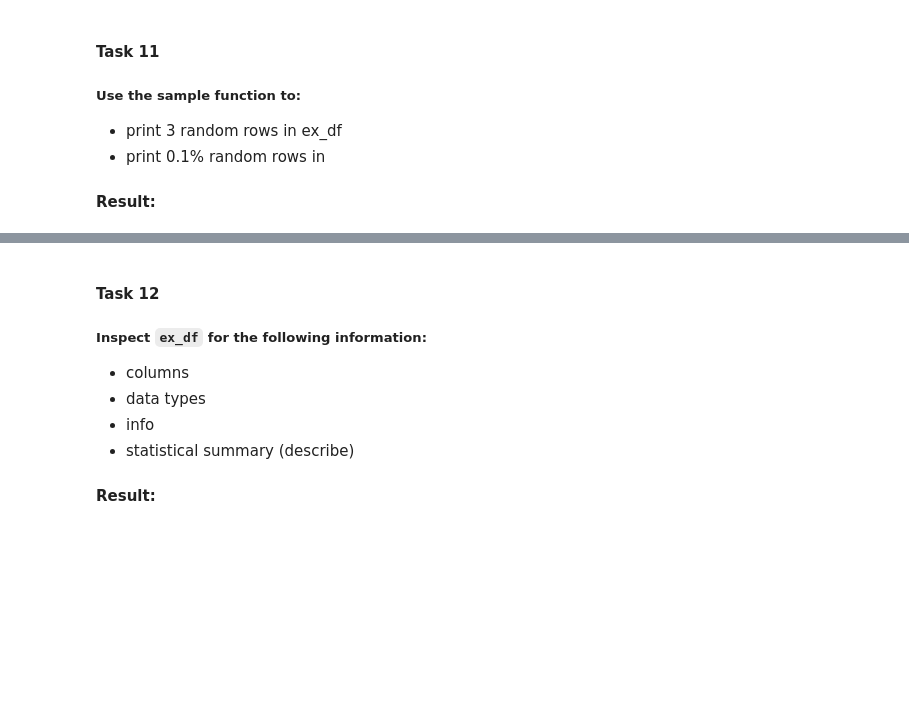
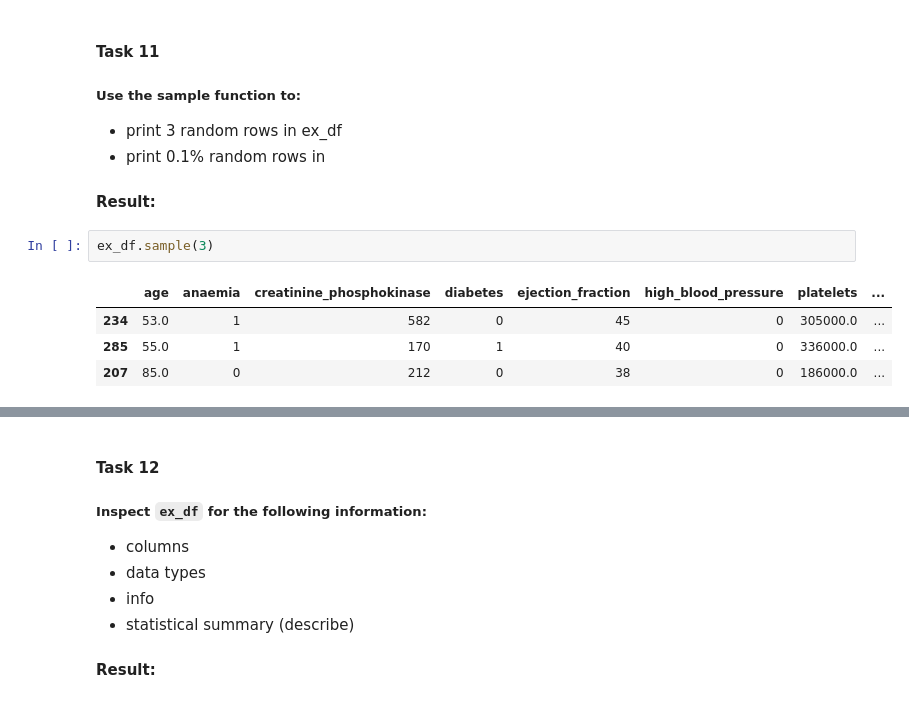
Before and after one commit to michalpiaszczyk/Data-Wrangling-with-Python, a Jupyter notebook: IntermediateDataWrangling/DataWranglingWithPandas/DataWranglingInPython-DataWranglingWithPandas-5-exercises.ipynb, the cells around one changed output, grey strips where cells are left out. Saved outputs shown, nothing was run; the diff lists cells and outputs as text; blank space fills up the shorter version.

```diff
--- a/IntermediateDataWrangling/DataWranglingWithPandas/DataWranglingInPython-DataWranglingWithPandas-5-exercises.ipynb
+++ b/IntermediateDataWrangling/DataWranglingWithPandas/DataWranglingInPython-DataWranglingWithPandas-5-exercises.ipynb
@@ -235,3 +357,10 @@ shopping_cart["item_quantity"].std()
 - print 3 random rows in ex_df
 - print 0.1% random rows in
 #### Result:
+# %%
+ex_df.sample(3)
+# %% [output]
+|  | age | anaemia | creatinine_phosphokinase | diabetes | ejection_fraction | high_blood_pressure | platelets | ... |
+| 234 | 53.0 | 1 | 582 | 0 | 45 | 0 | 305000.0 | ... |
+| 285 | 55.0 | 1 | 170 | 1 | 40 | 0 | 336000.0 | ... |
+| 207 | 85.0 | 0 | 212 | 0 | 38 | 0 | 186000.0 | ... |
```
Also changed, not shown: parts of 16 cells of this notebook, 1 other file.
